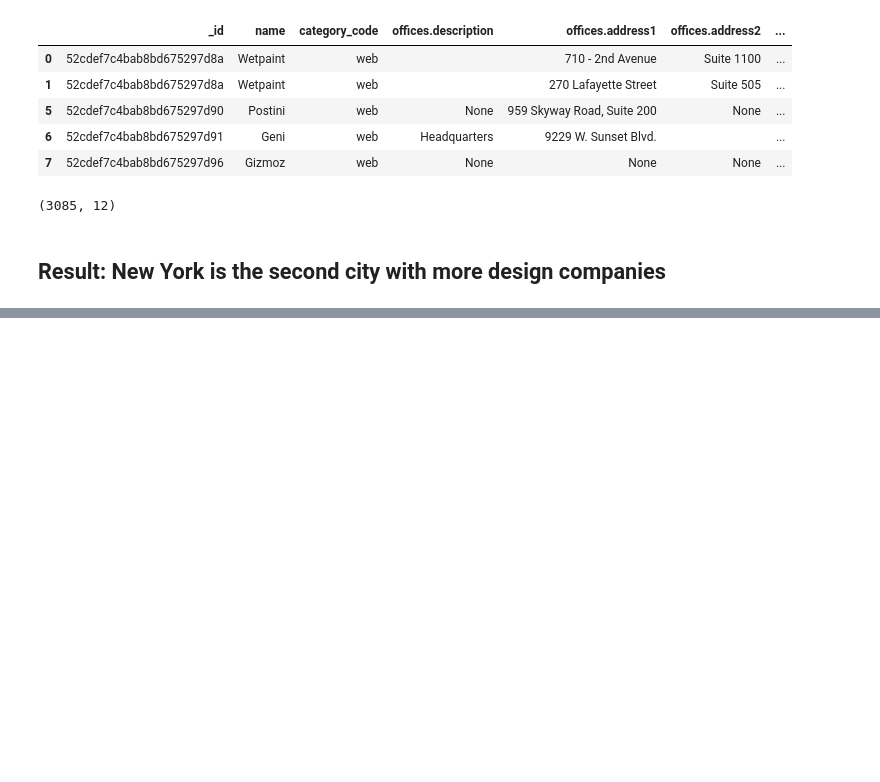
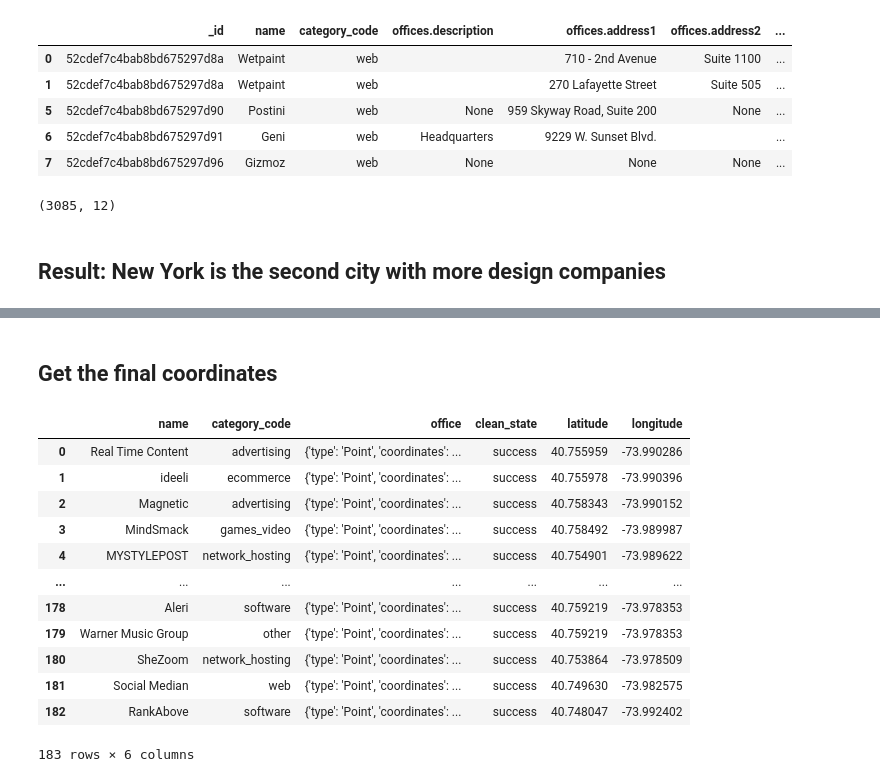
Before and after one commit to Carolinacastioni/mongo-project, a Jupyter notebook: Input/Project.ipynb, the cells around one changed output, grey strips where cells are left out. Saved outputs shown, nothing was run; the diff lists cells and outputs as text; code cells hidden in the pictures; blank space fills up the shorter version.

```diff
--- a/Input/Project.ipynb
+++ b/Input/Project.ipynb
@@ -140,0 +266,5 @@ Now that we already have our city we need to continue to investigate in which co
+# %%
+cur = db.companies_prepared.find(query, {"_id":0})
+print(cur.count())
+result = list(cur)
+result
@@ -140,0 +290,29 @@ Now that we already have our city we need to continue to investigate in which co
+# %% [markdown]
+## Get the final coordinates
+# %%
+def easyLatLng(row):
+    of = row.office
+    return {
+        "latitude":of["coordinates"][1],
+        "longitude":of["coordinates"][0]
+    }
+
+# https://api.mongodb.com/python/current/api/bson/objectid.html
+df = pd.DataFrame(result)
+
+df = pd.concat([df, df.apply(easyLatLng, axis=1, result_type="expand")], axis=1)
+df
+# %% [output]
+|  | name | category_code | office | clean_state | latitude | longitude |
+| 0 | Real Time Content | advertising | {'type': 'Point', 'coordinates': ... | success | 40.755959 | -73.990286 |
+| 1 | ideeli | ecommerce | {'type': 'Point', 'coordinates': ... | success | 40.755978 | -73.990396 |
+| 2 | Magnetic | advertising | {'type': 'Point', 'coordinates': ... | success | 40.758343 | -73.990152 |
+| 3 | MindSmack | games_video | {'type': 'Point', 'coordinates': ... | success | 40.758492 | -73.989987 |
+| 4 | MYSTYLEPOST | network_hosting | {'type': 'Point', 'coordinates': ... | success | 40.754901 | -73.989622 |
+| ... | ... | ... | ... | ... | ... | ... |
+| 178 | Aleri | software | {'type': 'Point', 'coordinates': ... | success | 40.759219 | -73.978353 |
+| 179 | Warner Music Group | other | {'type': 'Point', 'coordinates': ... | success | 40.759219 | -73.978353 |
+| 180 | SheZoom | network_hosting | {'type': 'Point', 'coordinates': ... | success | 40.753864 | -73.978509 |
+| 181 | Social Median | web | {'type': 'Point', 'coordinates': ... | success | 40.749630 | -73.982575 |
+| 182 | RankAbove | software | {'type': 'Point', 'coordinates': ... | success | 40.748047 | -73.992402 |
+183 rows × 6 columns
```
Also changed, not shown: parts of 43 cells of this notebook, 4 other files.
